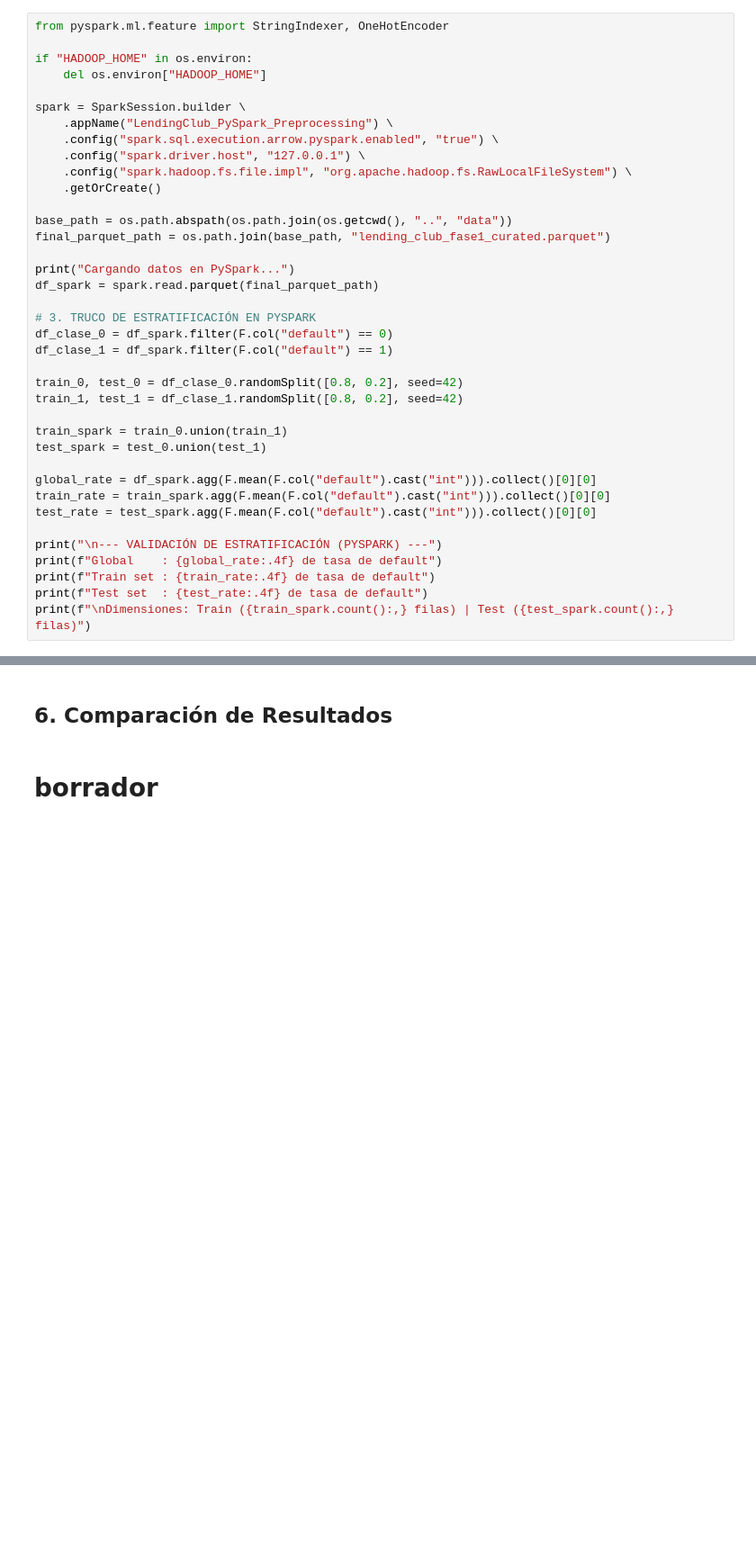
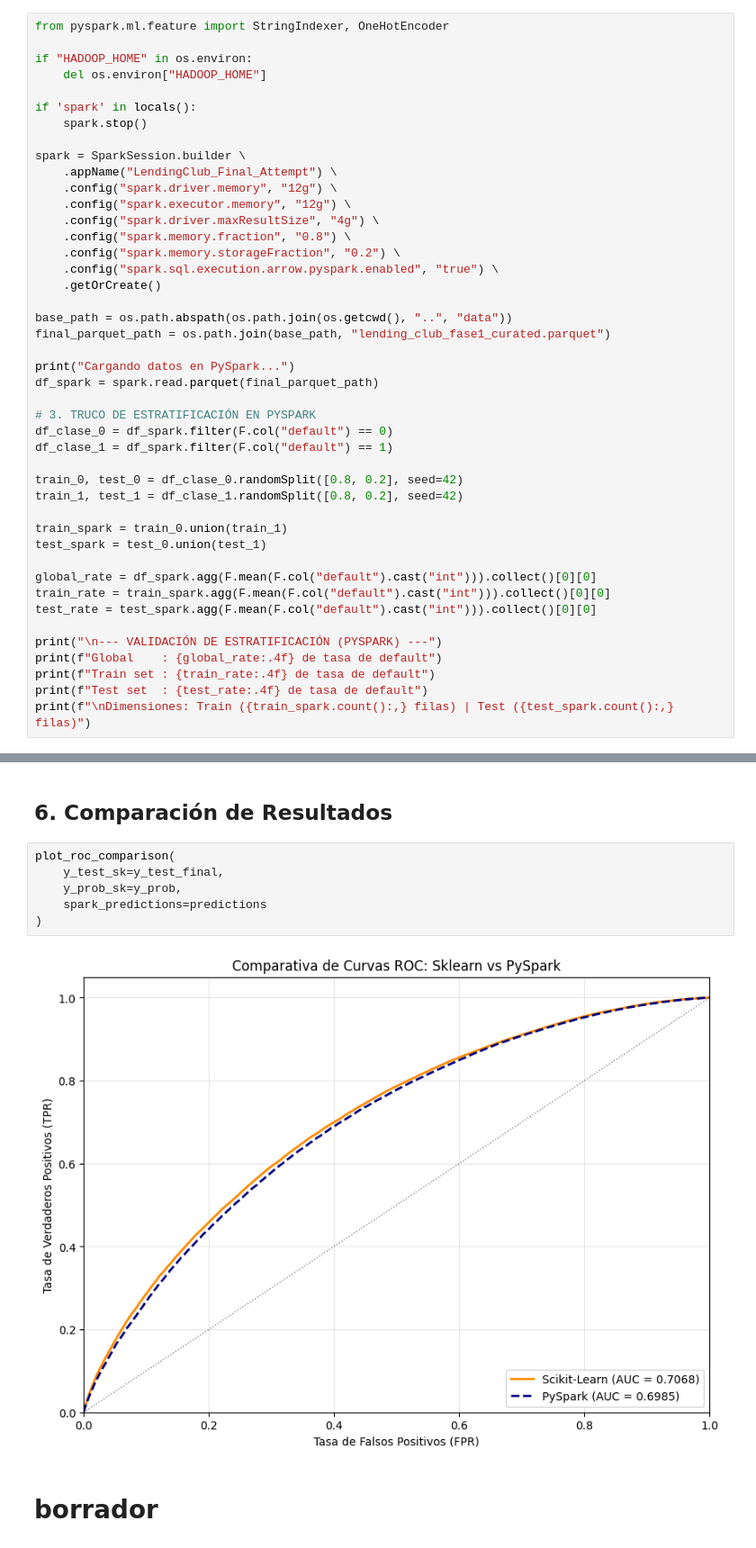
Before and after one commit to cjarango/lending-risk-pyspark, a Jupyter notebook: notebooks/EDA.ipynb, the cells around one changed output, grey strips where cells are left out. Shown at 90% size. Cells and saved outputs as stored; diff of their text form; blank space fills up the shorter version.

```diff
--- a/notebooks/EDA.ipynb
+++ b/notebooks/EDA.ipynb
@@ -3396,11 +3507,17 @@ from pyspark.ml.feature import StringIndexer, OneHotEncoder
 if "HADOOP_HOME" in os.environ:
     del os.environ["HADOOP_HOME"]
 
+if 'spark' in locals():
+    spark.stop()
+
 spark = SparkSession.builder \
-    .appName("LendingClub_PySpark_Preprocessing") \
+    .appName("LendingClub_Final_Attempt") \
+    .config("spark.driver.memory", "12g") \
+    .config("spark.executor.memory", "12g") \
+    .config("spark.driver.maxResultSize", "4g") \
+    .config("spark.memory.fraction", "0.8") \
+    .config("spark.memory.storageFraction", "0.2") \
     .config("spark.sql.execution.arrow.pyspark.enabled", "true") \
-    .config("spark.driver.host", "127.0.0.1") \
-    .config("spark.hadoop.fs.file.impl", "org.apache.hadoop.fs.RawLocalFileSystem") \
     .getOrCreate()
 
 base_path = os.path.abspath(os.path.join(os.getcwd(), "..", "data"))
@@ -3752,5 +4063,13 @@ print("="*50)
 # %% [markdown]
 ## 6. Comparación de Resultados
+# %%
+plot_roc_comparison(
+    y_test_sk=y_test_final,
+    y_prob_sk=y_prob,
+    spark_predictions=predictions
+)
+# %% [output]
+[figure, added]
 # %% [markdown]
 # borrador
 # %%
```
Also changed, not shown: parts of 13 cells of this notebook, 1 other file.
